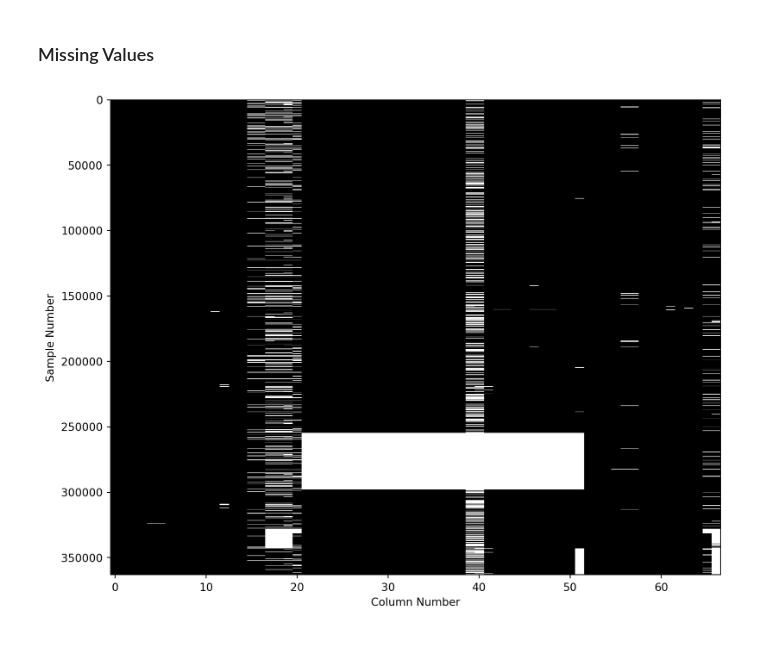
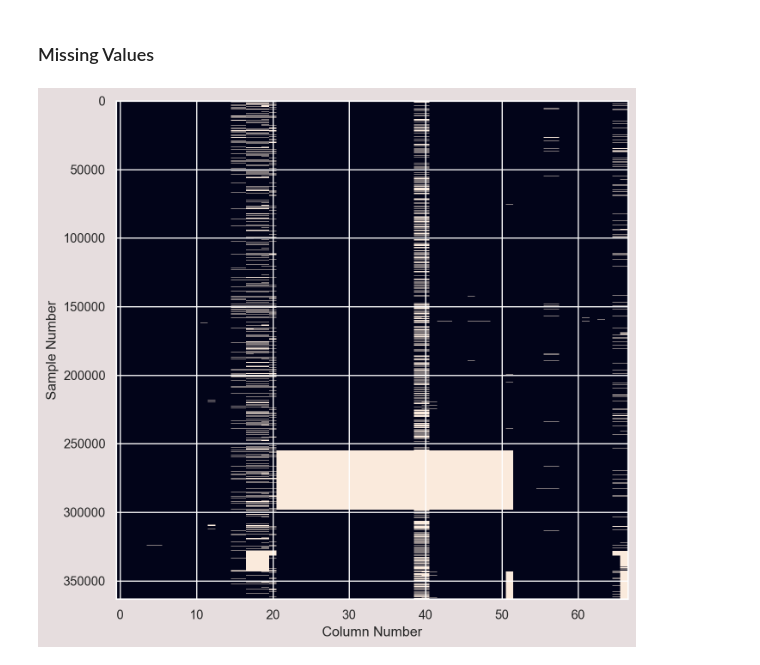
Before and after one commit to vidyasagarbhargava/vidyasagarbhargava.github.io, a Jupyter notebook: posts/eda.ipynb, the cells around one changed output. Cells and saved outputs as stored; diff of their text form; code cells hidden in the pictures.

```diff
--- a/posts/eda.ipynb
+++ b/posts/eda.ipynb
@@ -99,8 +110,12 @@ df_X.describe(exclude="number")
 # %%
-#| column: page
+#| column: body
 # For each numerical feature compute number of unique entries
+sns.set(rc={'axes.facecolor':'#e6ddde', 'figure.facecolor':'#e6ddde'})
+
+fig, ax = plt.subplots(figsize=(10, 8))
+
 unique_values = df_X.select_dtypes(include="number").nunique().sort_values()
 
 # Plot information with y-axis in log-scale
-unique_values.plot.bar(logy=True, figsize=(15, 4), title="Unique values per feature");
+unique_values.plot.bar(logy=True, figsize=(15, 4), title="Unique values per feature",  color='#753742');
 # %% [output]
@@ -126,10 +141,11 @@ df_X.shape
 ### Missing Values
 # %%
 import matplotlib.pyplot as plt
-
-plt.figure(figsize=(10, 8))
-plt.imshow(df_X.isna(), aspect="auto", interpolation="nearest", cmap="gray")
+# For each numerical feature compute number of unique entries
+sns.set(rc={'axes.facecolor':'#e6ddde', 'figure.facecolor':'#e6ddde'})
+plt.figure(figsize=(8, 8))
+plt.imshow(df_X.isna(), aspect="auto", interpolation="nearest")
 plt.xlabel("Column Number")
 plt.ylabel("Sample Number");
 # %% [output]
-[figure, old version]
+[figure, new version]
```
Also changed, not shown: parts of 3 cells of this notebook, 14 other files.
